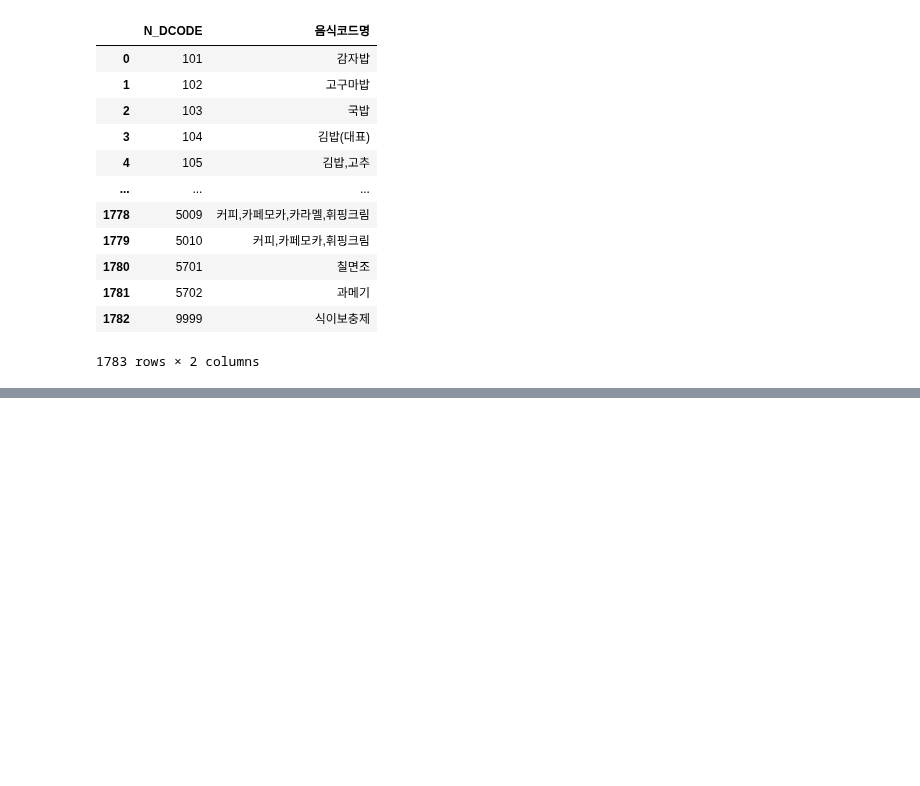
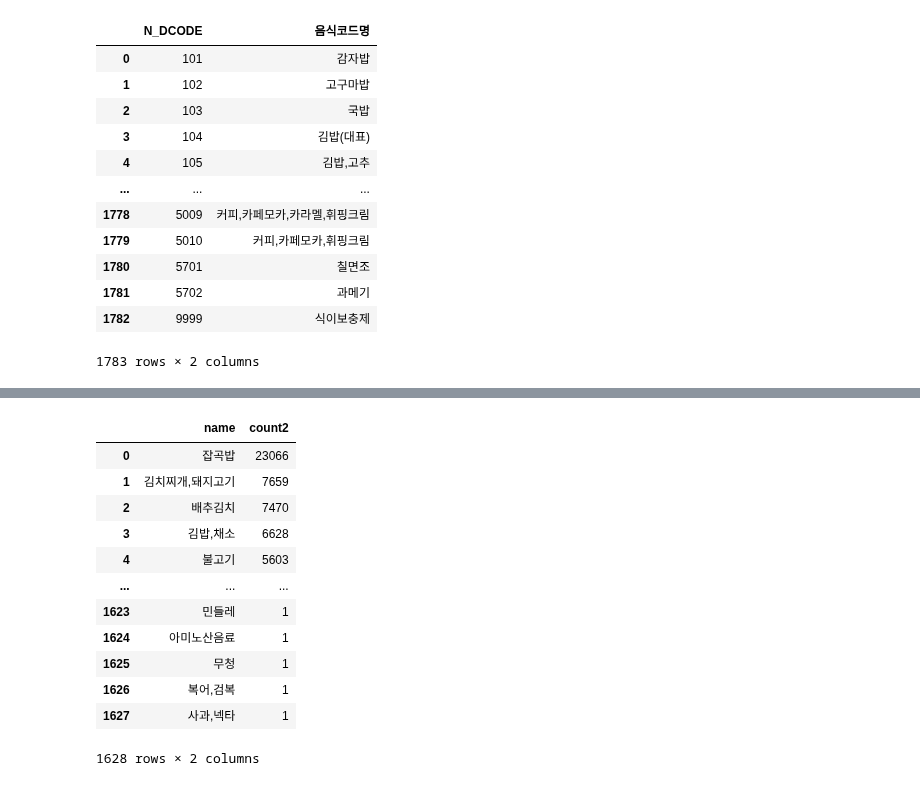
Before and after one commit to knu-final-project/sas_view, a Jupyter notebook: use_code/Data_Preprocessing/data/N_FCODE_convert.ipynb, the cells around one changed output, grey strips where cells are left out. Cells and saved outputs as stored; diff of their text form; code cells hidden in the pictures; blank space fills up the shorter version.

```diff
--- a/use_code/Data_Preprocessing/data/N_FCODE_convert.ipynb
+++ b/use_code/Data_Preprocessing/data/N_FCODE_convert.ipynb
@@ -164,0 +234,16 @@ N_CODE_convert5.merge(code_data5)
+# %%
+N_CODE_df2
+# %% [output]
+|  | name | count2 |
+| 0 | 잡곡밥 | 23066 |
+| 1 | 김치찌개,돼지고기 | 7659 |
+| 2 | 배추김치 | 7470 |
+| 3 | 김밥,채소 | 6628 |
+| 4 | 불고기 | 5603 |
+| ... | ... | ... |
+| 1623 | 민들레 | 1 |
+| 1624 | 아미노산음료 | 1 |
+| 1625 | 무청 | 1 |
+| 1626 | 복어,검복 | 1 |
+| 1627 | 사과,넥타 | 1 |
+1628 rows × 2 columns
```
Also changed, not shown: parts of 18 cells of this notebook, 7 other files.
